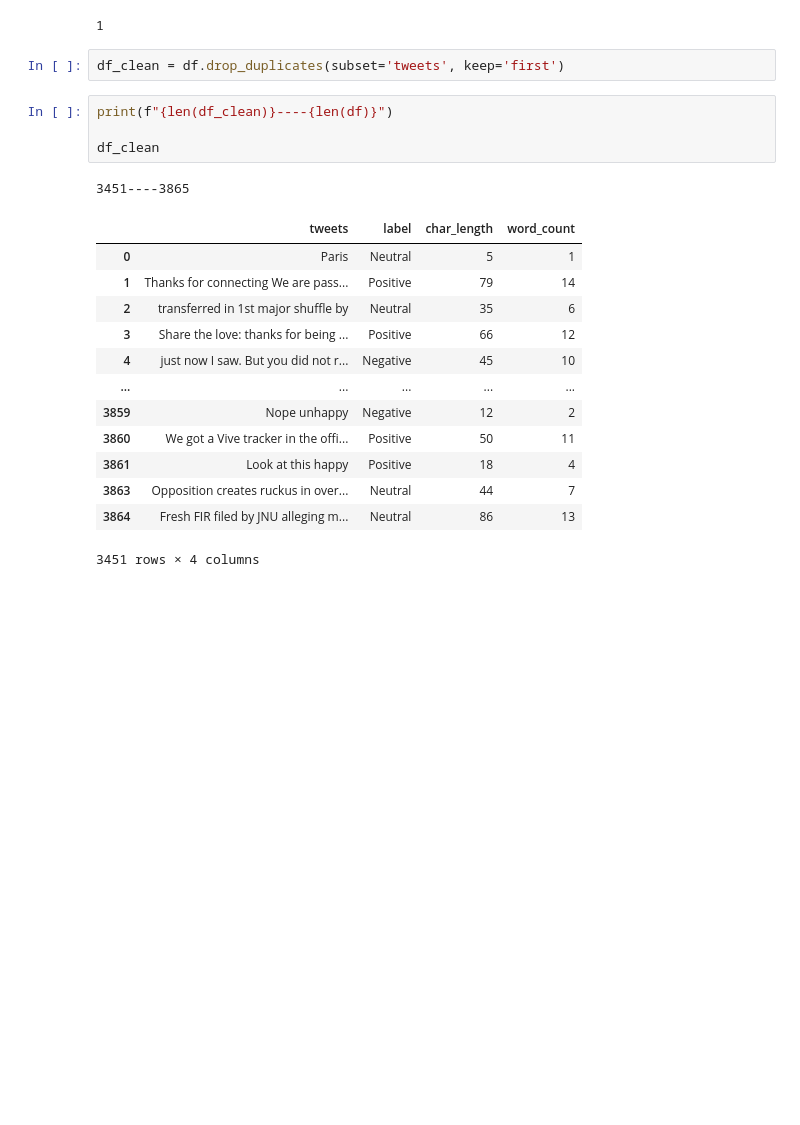
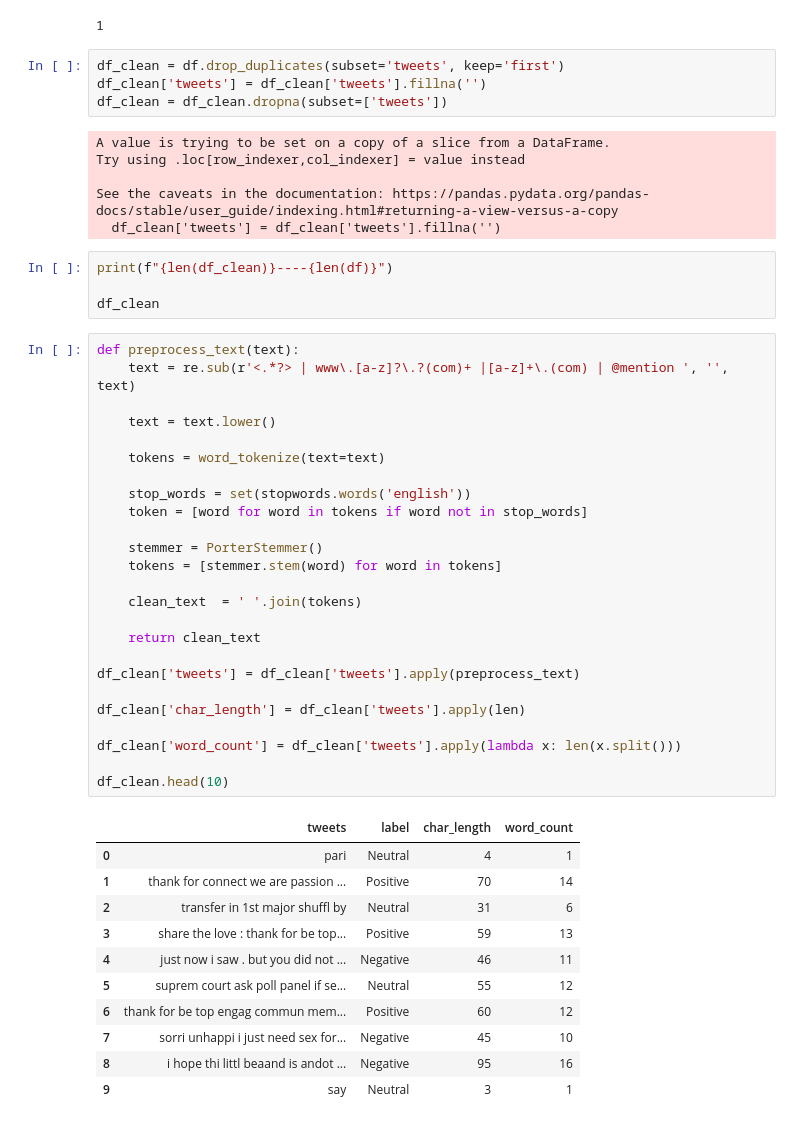
Before and after one commit to hassanlakhal/tweets, a Jupyter notebook: notebook/sentiment_analysis.ipynb, the cells around one changed output. Drawn from its saved outputs; the diff is of its cells as text; blank space fills up the shorter version.

Commit message:
data Exploration

```diff
--- a/notebook/sentiment_analysis.ipynb
+++ b/notebook/sentiment_analysis.ipynb
@@ -86,22 +144,52 @@ print(len(inconsistent))
 1
 # %%
 df_clean = df.drop_duplicates(subset='tweets', keep='first')
+df_clean['tweets'] = df_clean['tweets'].fillna('')
+df_clean = df_clean.dropna(subset=['tweets'])
+# %% [output]
+A value is trying to be set on a copy of a slice from a DataFrame.
+Try using .loc[row_indexer,col_indexer] = value instead
+
+See the caveats in the documentation: https://pandas.pydata.org/pandas-docs/stable/user_guide/indexing.html#returning-a-view-versus-a-copy
+  df_clean['tweets'] = df_clean['tweets'].fillna('')
 # %%
 print(f"{len(df_clean)}----{len(df)}")
 
 df_clean
-# %% [output]
-3451----3865
-|  | tweets | label | char_length | word_count |
-| 0 | Paris | Neutral | 5 | 1 |
-| 1 | Thanks for connecting We are pass... | Positive | 79 | 14 |
-| 2 | transferred in 1st major shuffle by | Neutral | 35 | 6 |
-| 3 | Share the love: thanks for being ... | Positive | 66 | 12 |
-| 4 | just now I saw. But you did not r... | Negative | 45 | 10 |
-| ... | ... | ... | ... | ... |
-| 3859 | Nope unhappy | Negative | 12 | 2 |
-| 3860 | We got a Vive tracker in the offi... | Positive | 50 | 11 |
-| 3861 | Look at this happy | Positive | 18 | 4 |
-| 3863 | Opposition creates ruckus in over... | Neutral | 44 | 7 |
-| 3864 | Fresh FIR filed by JNU alleging m... | Neutral | 86 | 13 |
-3451 rows × 4 columns
+# %%
+def preprocess_text(text):
+    text = re.sub(r'<.*?> | www\.[a-z]?\.?(com)+ |[a-z]+\.(com) | @mention ', '', text)
+
+    text = text.lower()
+
+    tokens = word_tokenize(text=text)
+
+    stop_words = set(stopwords.words('english'))
+    token = [word for word in tokens if word not in stop_words]
+
+    stemmer = PorterStemmer()
+    tokens = [stemmer.stem(word) for word in tokens]
+
+    clean_text  = ' '.join(tokens)
+
+    return clean_text
+
+df_clean['tweets'] = df_clean['tweets'].apply(preprocess_text)
+
+df_clean['char_length'] = df_clean['tweets'].apply(len)
+
+df_clean['word_count'] = df_clean['tweets'].apply(lambda x: len(x.split()))
+
+df_clean.head(10)
+# %% [output]
+|  | tweets | label | char_length | word_count |
+| 0 | pari | Neutral | 4 | 1 |
+| 1 | thank for connect we are passion ... | Positive | 70 | 14 |
+| 2 | transfer in 1st major shuffl by | Neutral | 31 | 6 |
+| 3 | share the love : thank for be top... | Positive | 59 | 13 |
+| 4 | just now i saw . but you did not ... | Negative | 46 | 11 |
+| 5 | suprem court ask poll panel if se... | Neutral | 55 | 12 |
+| 6 | thank for be top engag commun mem... | Positive | 60 | 12 |
+| 7 | sorri unhappi i just need sex for... | Negative | 45 | 10 |
+| 8 | i hope thi littl beaand is andot ... | Negative | 95 | 16 |
+| 9 | say | Neutral | 3 | 1 |
```
Also changed, not shown: parts of 6 cells of this notebook.
